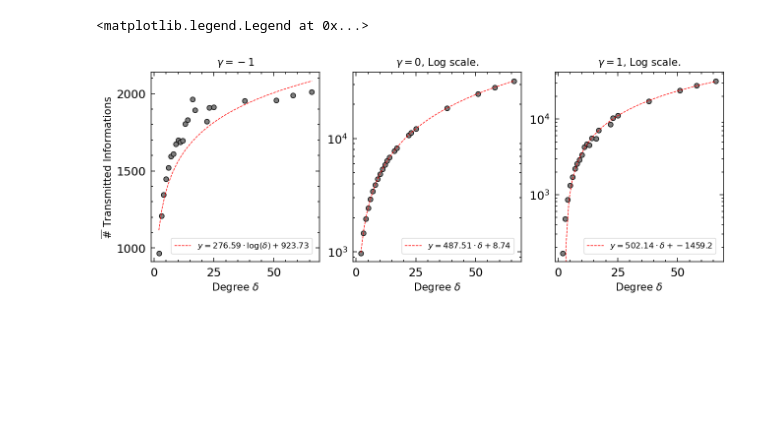
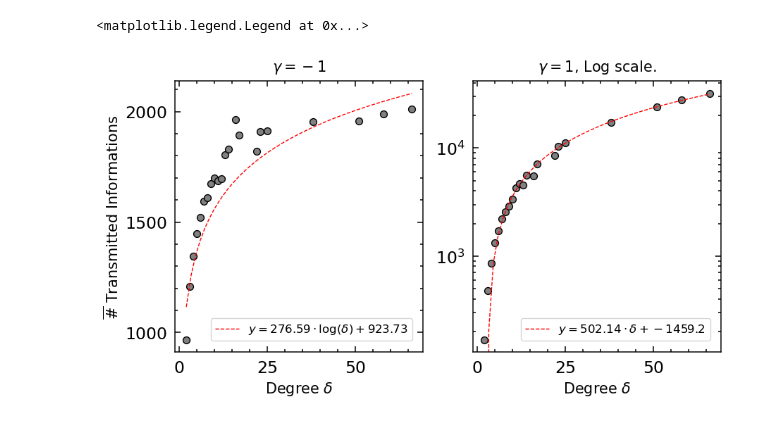
Before and after one commit to patrick-oliveira/EntropiaGrafos, a Jupyter notebook: notebooks/Análise Caso 4.ipynb, the cells around one changed output. Drawn from its saved outputs; the diff is of its cells as text; code cells hidden in the pictures; blank space fills up the shorter version.

```diff
--- a/notebooks/Análise Caso 4.ipynb
+++ b/notebooks/Análise Caso 4.ipynb
@@ -19,10 +19,10 @@ params = parse_experiment_params("../experiments_params/case_4.json")
 results = get_experiment_mean_data(params, "../results/case_4/")
 # %%
 nrows = 1
-ncols = 3
-titles = [rf"$\gamma = {k}$" for k in [-1, 0, 1]]
+ncols = 2
+titles = [rf"$\gamma = {k}$" for k in [-1, 1]]
 titles[1] = titles[1] + ", Log scale."
-titles[2] = titles[2] + ", Log scale."
+# titles[2] = titles[2] + ", Log scale."
 
 title_size = 15
 single_ylabel = True
@@ -91,55 +91,55 @@ axs[0].legend(fontsize = 12, loc = 'lower right', bbox_to_anchor = (0.98, 0.02))
 
 
 
-selected_params = [x for x in params if x['gamma'] == 0]
-degrees = []
-counts = []
-for p in selected_params:
-    degrees.append(list(results[make_tuple(p)][measure].keys()))
-    counts.append(list(results[make_tuple(p)][measure].values()))
+# selected_params = [x for x in params if x['gamma'] == 0]
+# degrees = []
+# counts = []
+# for p in selected_params:
+#     degrees.append(list(results[make_tuple(p)][measure].keys()))
+#     counts.append(list(results[make_tuple(p)][measure].values()))
 
-degrees = degrees[0]
-counts  = np.array(counts).mean(axis = 0)
+# degrees = degrees[0]
+# counts  = np.array(counts).mean(axis = 0)
 
-axs[1].set_yscale('log')
-axs[1].scatter(degrees, counts, c = 'grey', edgecolors = 'k', s = marksize)
+# axs[1].set_yscale('log')
+# axs[1].scatter(degrees, counts, c = 'grey', edgecolors = 'k', s = marksize)
 
-p = np.polyfit(degrees, counts, 1, w = counts)
-a = p[0]
-b = p[1]
-x_fitted = np.linspace(np.min(degrees), np.max(degrees), 50)
-y_fitted = a*x_fitted + b
-axs[1].plot(x_fitted, y_fitted, 'r--', linewidth = 1, label = rf'$y = {np.round(a, 2)}\cdot \delta + {np.round(b, 2)}$')
+# p = np.polyfit(degrees, counts, 1, w = counts)
+# a = p[0]
+# b = p[1]
+# x_fitted = np.linspace(np.min(degrees), np.max(degrees), 50)
+# y_fitted = a*x_fitted + b
+# axs[1].plot(x_fitted, y_fitted, 'r--', linewidth = 1, label = rf'$y = {np.round(a, 2)}\cdot \delta + {np.round(b, 2)}$')
 
-axs[1].legend(fontsize = 12, loc = 'lower right', bbox_to_anchor = (0.98, 0.02))
+# axs[1].legend(fontsize = 12, loc = 'lower right', bbox_to_anchor = (0.98, 0.02))
 
 
 
 
 selected_params = [x for x in params if x['gamma'] == 1]
 degrees = []
 counts = []
 for p in selected_params:
     degrees.append(list(results[make_tuple(p)][measure].keys()))
     counts.append(list(results[make_tuple(p)][measure].values()))
 
 degrees = degrees[0]
 counts  = np.array(counts).mean(axis = 0)
 
-axs[2].set_yscale('log')
-axs[2].scatter(degrees, counts, c = 'grey', edgecolors = 'k',  s = marksize)
+axs[1].set_yscale('log')
+axs[1].scatter(degrees, counts, c = 'grey', edgecolors = 'k',  s = marksize)
 
 
 p = np.polyfit(degrees, counts, 1)
 a = p[0]
 b = p[1]
 x_fitted = np.linspace(np.min(degrees), np.max(degrees), 50)
 y_fitted = a*x_fitted + b
-axs[2].plot(x_fitted, y_fitted, 'r--', linewidth = 1, label = rf'$y = {np.round(a, 2)}\cdot \delta + {np.round(b, 2)}$')
+axs[1].plot(x_fitted, y_fitted, 'r--', linewidth = 1, label = rf'$y = {np.round(a, 2)}\cdot \delta + {np.round(b, 2)}$')
 
-axs[2].legend(fontsize = 12, loc = 'lower right', bbox_to_anchor = (0.98, 0.02))
+axs[1].legend(fontsize = 12, loc = 'lower right', bbox_to_anchor = (0.98, 0.02))
 # %% [output]
 <matplotlib.legend.Legend at 0x...>
-[figure, old version]
+[figure, new version]
 # %%
 nrows = 1
```
Also changed, not shown: parts of 1 cell of this notebook, 17 other files.
